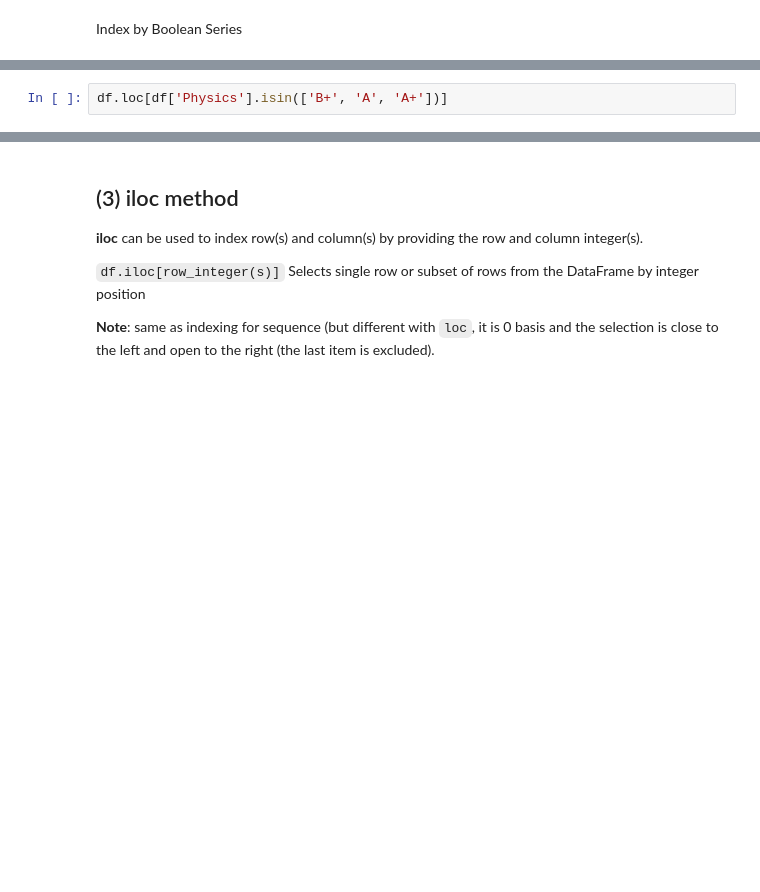
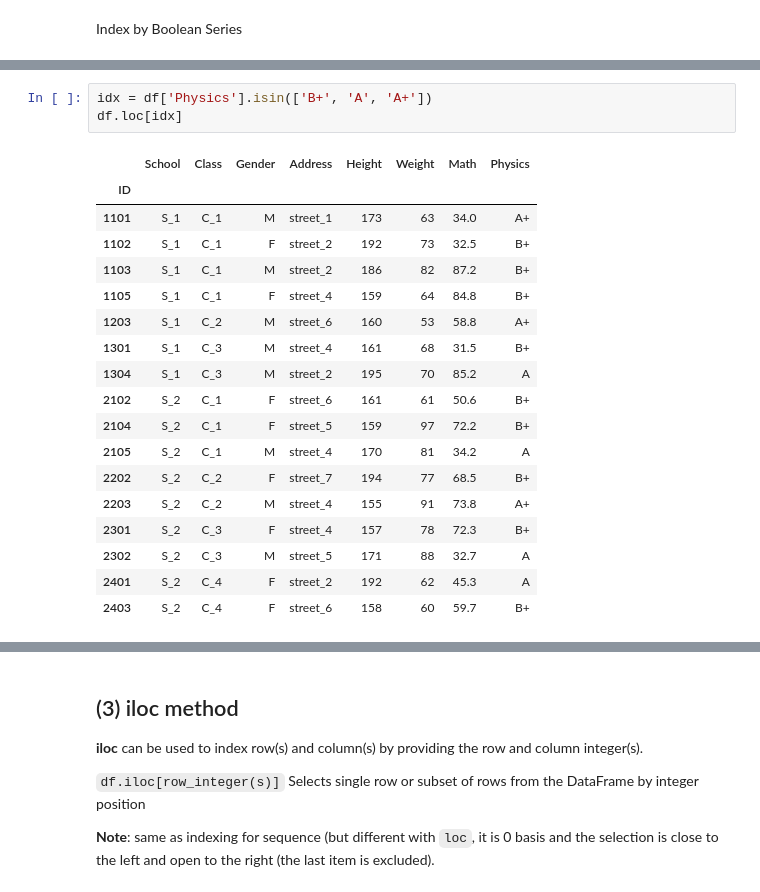
Before and after one commit to STAT2255/2023, a Jupyter notebook: notes/note10_Pandas2.ipynb, the cells around one changed output, grey strips where cells are left out. Cells and saved outputs as stored; diff of their text form; blank space fills up the shorter version.

```diff
--- a/notes/note10_Pandas2.ipynb
+++ b/notes/note10_Pandas2.ipynb
@@ -187,4 +281,24 @@ df.loc[df['Address'].isin(['street_7','street_4'])]
 # %%
-df.loc[df['Physics'].isin(['B+', 'A', 'A+'])]
+idx = df['Physics'].isin(['B+', 'A', 'A+'])
+df.loc[idx]
+# %% [output]
+|  | School | Class | Gender | Address | Height | Weight | Math | Physics |
+| ID |  |  |  |  |  |  |  |  |
+| 1101 | S_1 | C_1 | M | street_1 | 173 | 63 | 34.0 | A+ |
+| 1102 | S_1 | C_1 | F | street_2 | 192 | 73 | 32.5 | B+ |
+| 1103 | S_1 | C_1 | M | street_2 | 186 | 82 | 87.2 | B+ |
+| 1105 | S_1 | C_1 | F | street_4 | 159 | 64 | 84.8 | B+ |
+| 1203 | S_1 | C_2 | M | street_6 | 160 | 53 | 58.8 | A+ |
+| 1301 | S_1 | C_3 | M | street_4 | 161 | 68 | 31.5 | B+ |
+| 1304 | S_1 | C_3 | M | street_2 | 195 | 70 | 85.2 | A |
+| 2102 | S_2 | C_1 | F | street_6 | 161 | 61 | 50.6 | B+ |
+| 2104 | S_2 | C_1 | F | street_5 | 159 | 97 | 72.2 | B+ |
+| 2105 | S_2 | C_1 | M | street_4 | 170 | 81 | 34.2 | A |
+| 2202 | S_2 | C_2 | F | street_7 | 194 | 77 | 68.5 | B+ |
+| 2203 | S_2 | C_2 | M | street_4 | 155 | 91 | 73.8 | A+ |
+| 2301 | S_2 | C_3 | F | street_4 | 157 | 78 | 72.3 | B+ |
+| 2302 | S_2 | C_3 | M | street_5 | 171 | 88 | 32.7 | A |
+| 2401 | S_2 | C_4 | F | street_2 | 192 | 62 | 45.3 | A |
+| 2403 | S_2 | C_4 | F | street_6 | 158 | 60 | 59.7 | B+ |
 # %%
 df.loc[(df["Physics"] == "A+") & (df["Math"] >= 60)] # use "&" (and), "|" (or)  "~" (not) for Pandas
```
Also changed, not shown: parts of 57 cells of this notebook.
